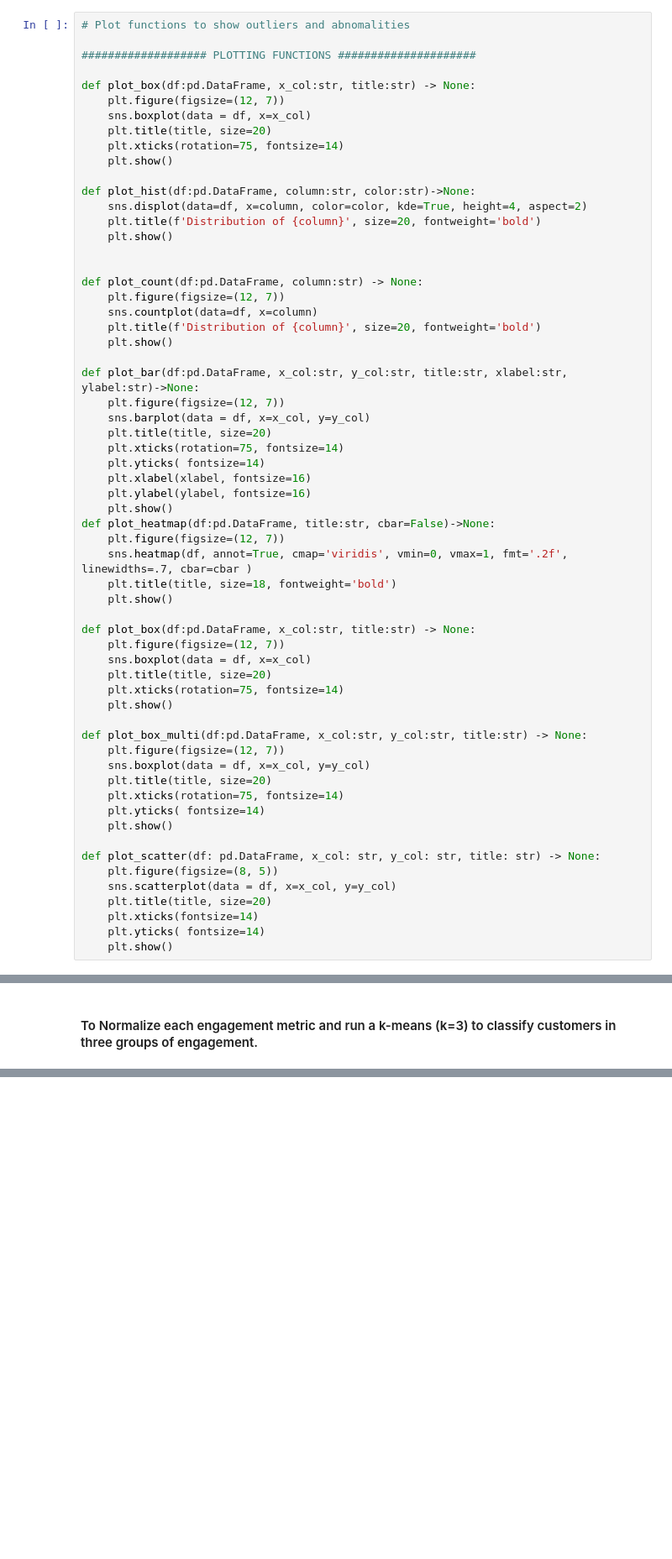
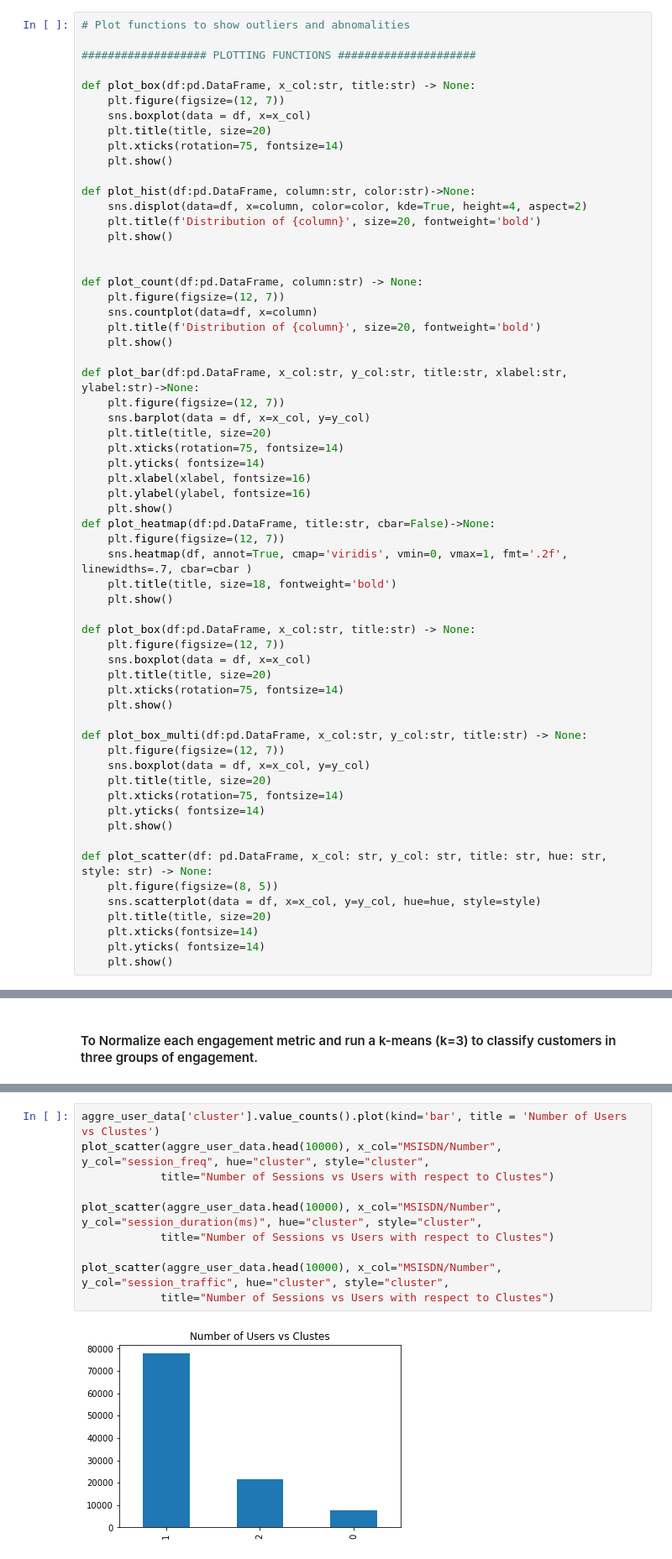
Before and after one commit to Caphace-Ethan/Telecom-User-Data-Analysis, a Jupyter notebook: notebooks/Data_Exploratory_Analysis.ipynb, the cells around one changed output, grey strips where cells are left out. Shown at 84% size. Saved outputs shown, nothing was run; the diff lists cells and outputs as text; blank space fills up the shorter version.

Commit message:
User Clustering Analysis

```diff
--- a/notebooks/Data_Exploratory_Analysis.ipynb
+++ b/notebooks/Data_Exploratory_Analysis.ipynb
@@ -413,9 +414,9 @@ def plot_box_multi(df:pd.DataFrame, x_col:str, y_col:str, title:str) -> None:
     plt.yticks( fontsize=14)
     plt.show()
 
-def plot_scatter(df: pd.DataFrame, x_col: str, y_col: str, title: str) -> None:
+def plot_scatter(df: pd.DataFrame, x_col: str, y_col: str, title: str, hue: str, style: str) -> None:
     plt.figure(figsize=(8, 5))
-    sns.scatterplot(data = df, x=x_col, y=y_col)
+    sns.scatterplot(data = df, x=x_col, y=y_col, hue=hue, style=style)
     plt.title(title, size=20)
     plt.xticks(fontsize=14)
     plt.yticks( fontsize=14)
@@ -1066,0 +1053,12 @@ TypeError: scatter() missing 1 required positional argument: 'y'
+# %%
+aggre_user_data['cluster'].value_counts().plot(kind='bar', title = 'Number of Users vs Clustes')
+plot_scatter(aggre_user_data.head(10000), x_col="MSISDN/Number", y_col="session_freq", hue="cluster", style="cluster",
+            title="Number of Sessions vs Users with respect to Clustes")
+
+plot_scatter(aggre_user_data.head(10000), x_col="MSISDN/Number", y_col="session_duration(ms)", hue="cluster", style="cluster",
+            title="Number of Sessions vs Users with respect to Clustes")
+
+plot_scatter(aggre_user_data.head(10000), x_col="MSISDN/Number", y_col="session_traffic", hue="cluster", style="cluster",
+            title="Number of Sessions vs Users with respect to Clustes")
+# %% [output]
+[figure, added]
```
Also changed, not shown: parts of 12 cells of this notebook.
